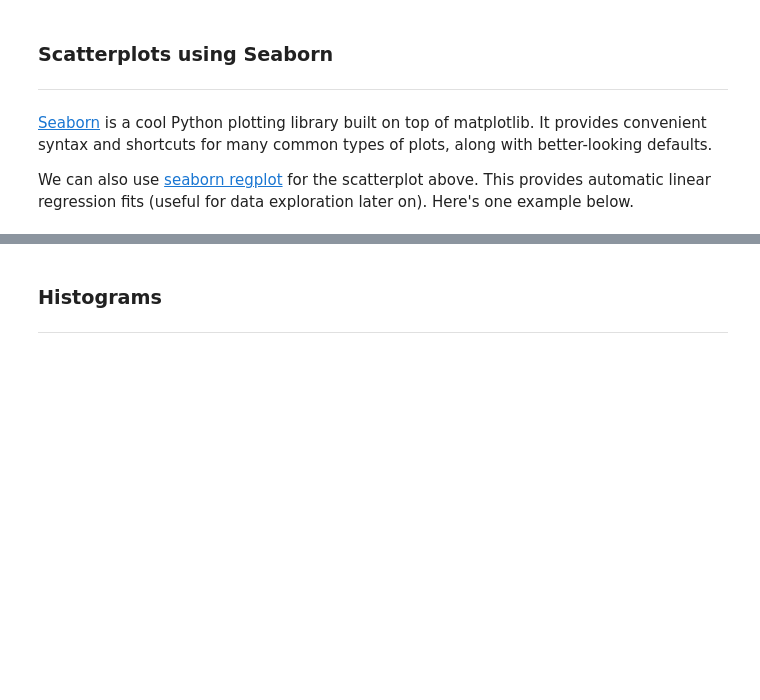
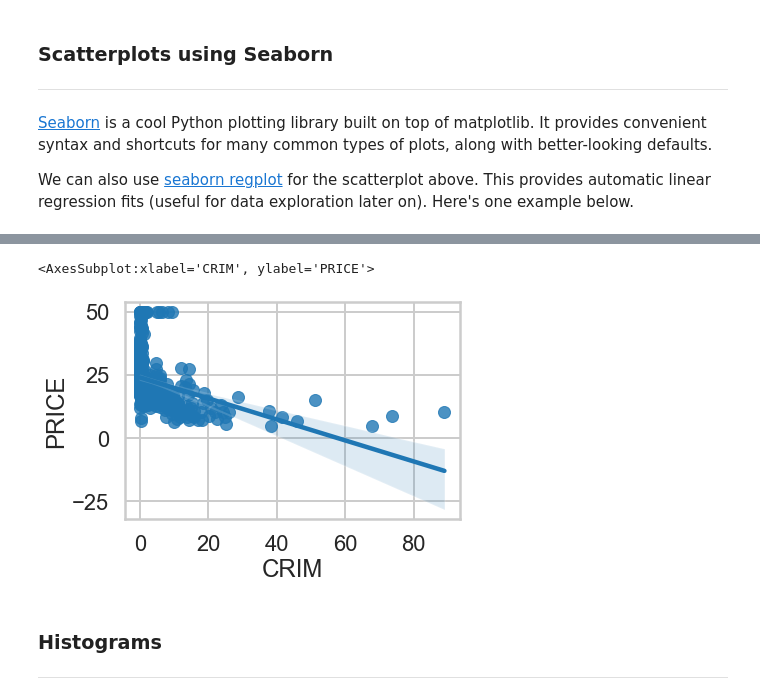
Before and after one commit to rogersnet/mec-mini-projects, a Jupyter notebook: mec-11.4.1-linear-regression-mini-project/Mini_Project_Linear_Regression.ipynb, the cells around one changed output, grey strips where cells are left out. Cells and saved outputs as stored; diff of their text form; code cells hidden in the pictures; blank space fills up the shorter version.

```diff
--- a/mec-11.4.1-linear-regression-mini-project/Mini_Project_Linear_Regression.ipynb
+++ b/mec-11.4.1-linear-regression-mini-project/Mini_Project_Linear_Regression.ipynb
@@ -351,3 +364,8 @@ sns.regplot(y="PRICE", x="RM", data=bos, fit_reg = True)
+# %%
+sns.regplot(y="PRICE", x="CRIM", data=bos, fit_reg = True)
+# %% [output]
+<AxesSubplot:xlabel='CRIM', ylabel='PRICE'>
+[figure, added]
 # %% [markdown]
 ### Histograms
 ***
```
Also changed, not shown: parts of 7 cells of this notebook.
